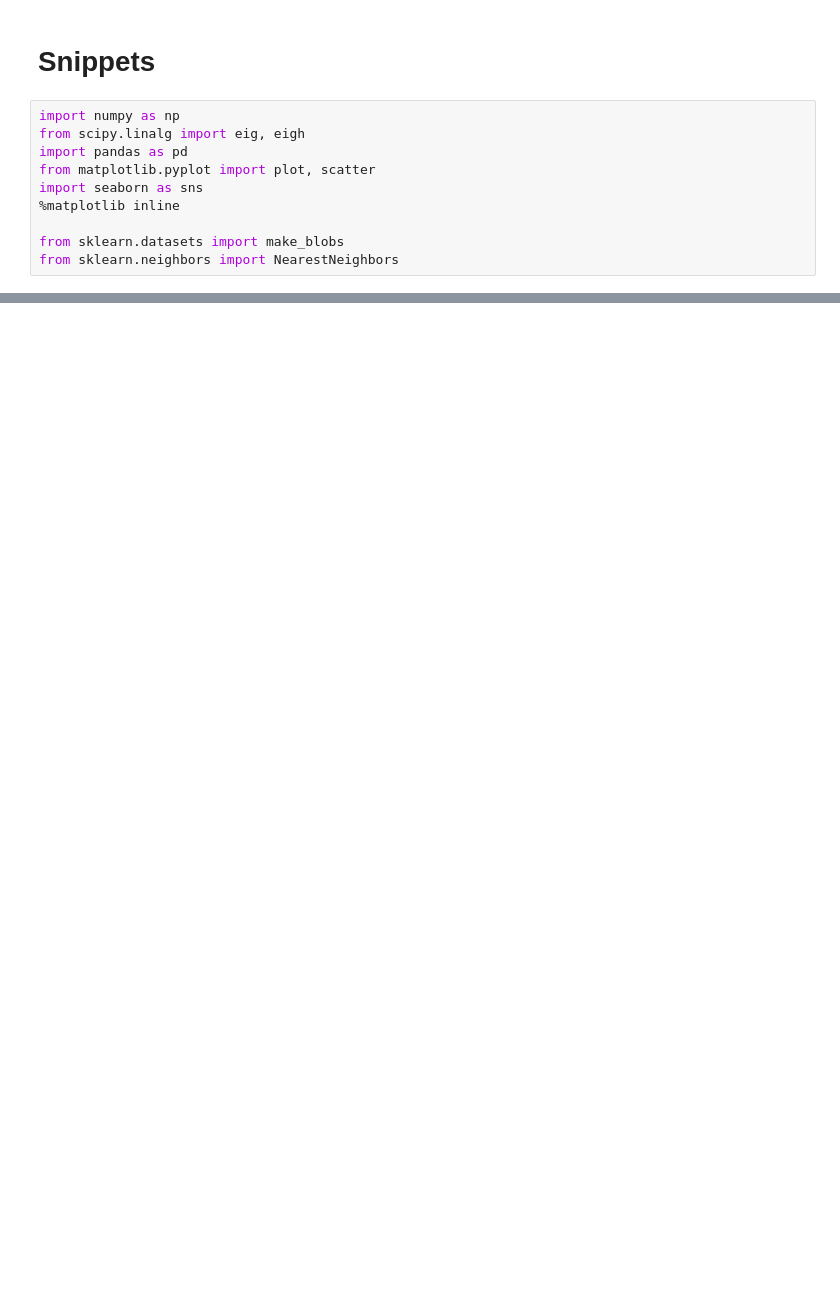
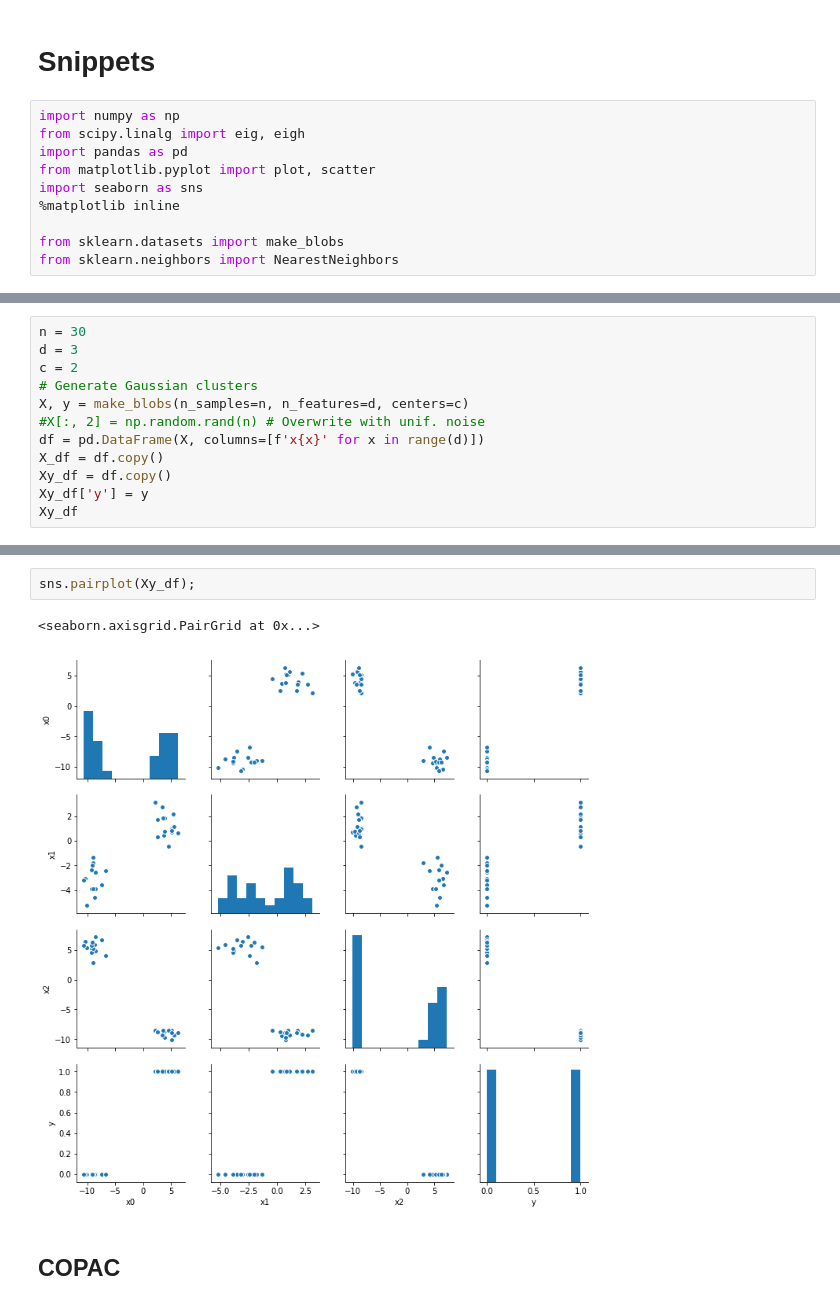
Before and after one commit to VarIr/copac, a Jupyter notebook: snippets.ipynb, the cells around one changed output, grey strips where cells are left out. Cells and saved outputs as stored; diff of their text form; blank space fills up the shorter version.

```diff
--- a/snippets.ipynb
+++ b/snippets.ipynb
@@ -181,0 +57,12 @@ np.max([0, 5])
+# %%
+n = 30
+d = 3
+c = 2
+# Generate Gaussian clusters
+X, y = make_blobs(n_samples=n, n_features=d, centers=c)
+#X[:, 2] = np.random.rand(n) # Overwrite with unif. noise
+df = pd.DataFrame(X, columns=[f'x{x}' for x in range(d)])
+X_df = df.copy()
+Xy_df = df.copy()
+Xy_df['y'] = y
+Xy_df
@@ -181,0 +87,7 @@ np.max([0, 5])
+# %%
+sns.pairplot(Xy_df);
+# %% [output]
+<seaborn.axisgrid.PairGrid at 0x...>
+[figure, added]
+# %% [markdown]
+## COPAC
```
Also changed, not shown: parts of 40 cells of this notebook, 1 other file.
